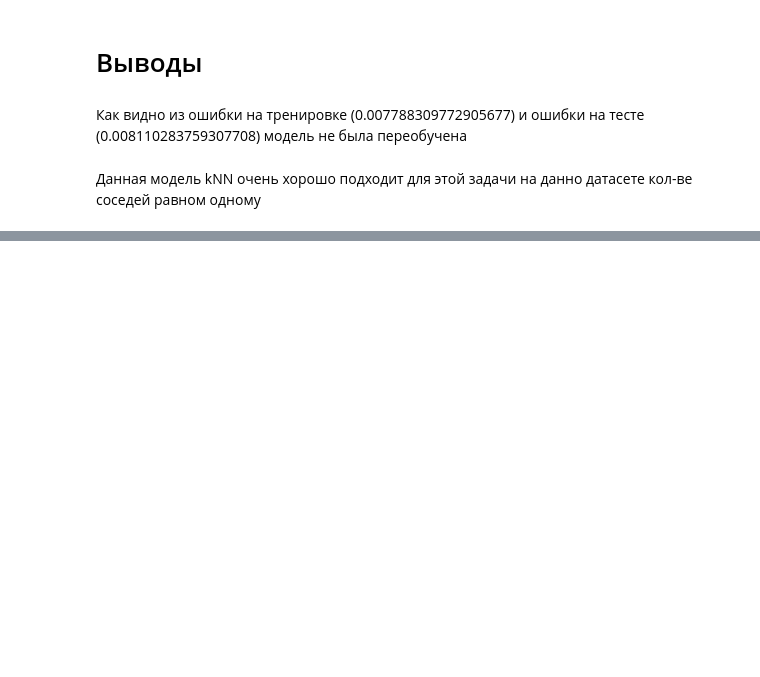
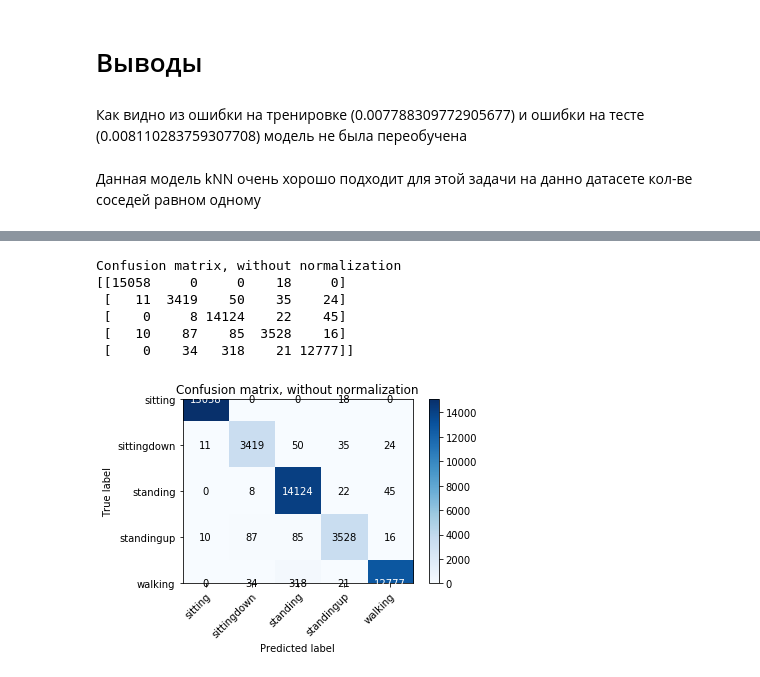
Before and after one commit to ABoltachev/Laba_1, a Jupyter notebook: Laba_1.ipynb, the cells around one changed output, grey strips where cells are left out. Saved outputs shown, nothing was run; the diff lists cells and outputs as text; code cells hidden in the pictures; blank space fills up the shorter version.

```diff
--- a/Laba_1.ipynb
+++ b/Laba_1.ipynb
@@ -516,0 +572,3 @@ Normalized confusion matrix
+# %%
+X_t_train = pca.transform(X_train)
+X_t_test = pca.transform(X_test)
@@ -516,0 +591,15 @@ Normalized confusion matrix
+# %%
+y_test_predict = clf.predict(X_t_test)
+# %%
+# Plot non-normalized confusion matrix
+plot_confusion_matrix(y_test, y_test_predict, classes=classes,
+                      title='Confusion matrix, without normalization')
+pass
+# %% [output]
+Confusion matrix, without normalization
+[[15058     0     0    18     0]
+ [   11  3419    50    35    24]
+ [    0     8 14124    22    45]
+ [   10    87    85  3528    16]
+ [    0    34   318    21 12777]]
+[figure, added]
```
Also changed, not shown: parts of 25 cells of this notebook.
